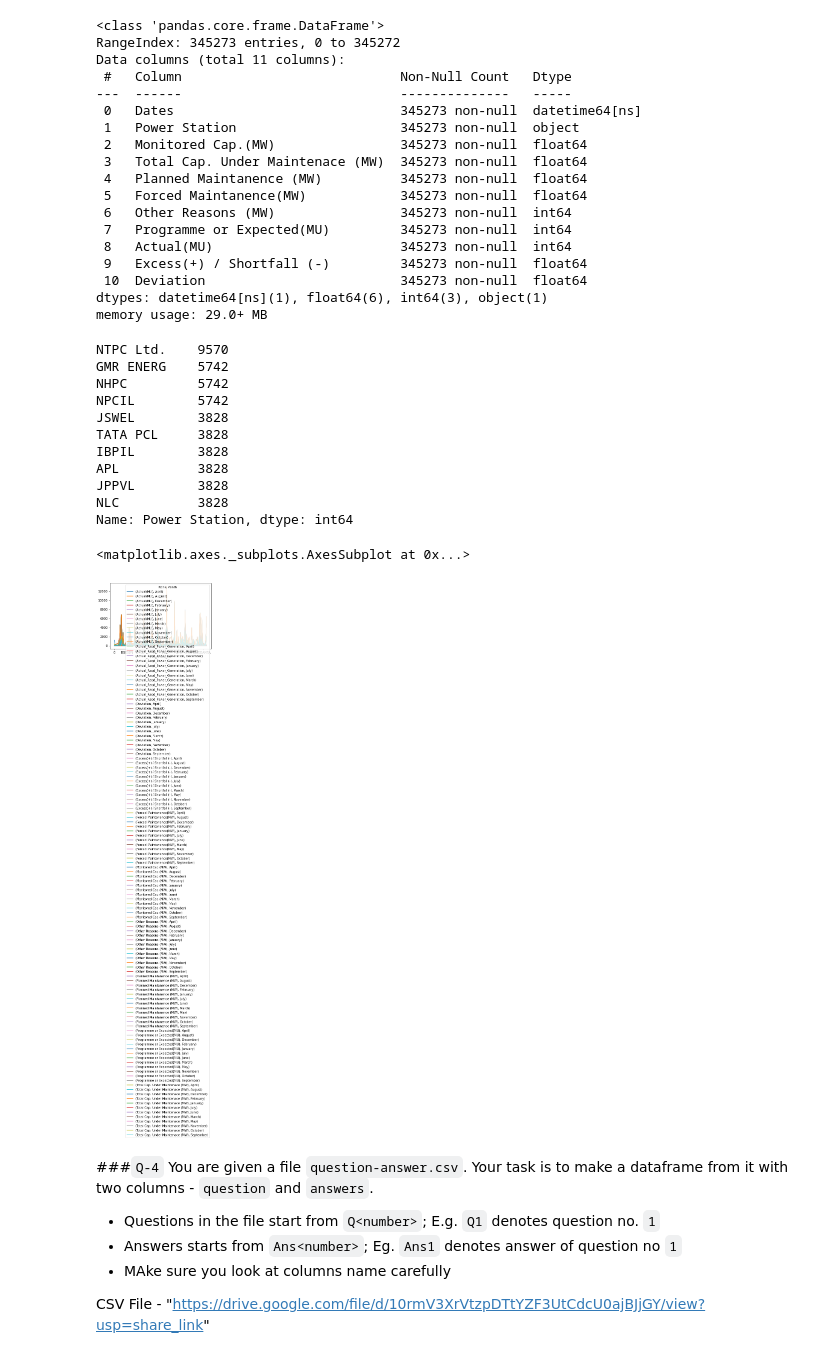
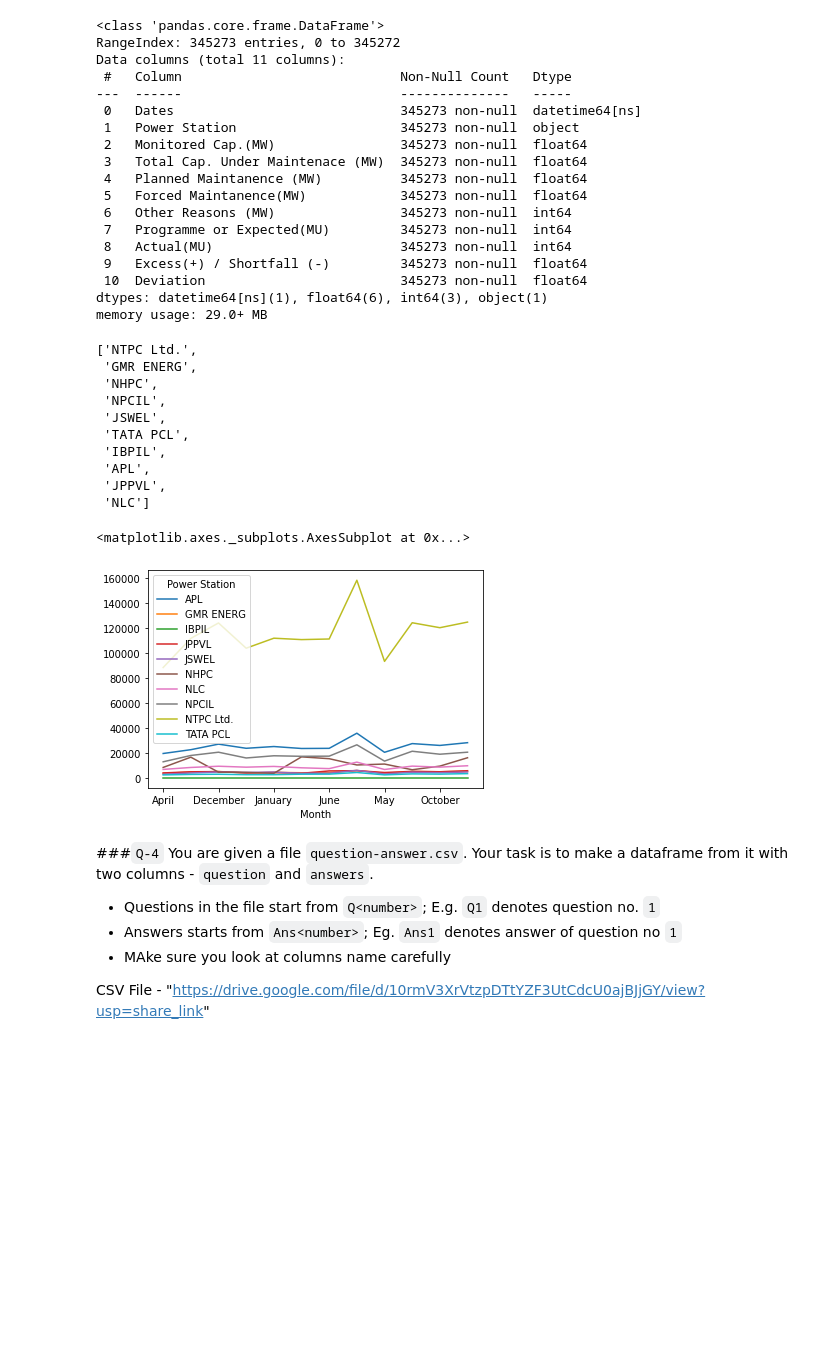
Before and after one commit to sinara08/Practice_Python, a Jupyter notebook: numpy_and_pandas/Tasks/task_22.ipynb, the cells around one changed output. Saved outputs shown, nothing was run; the diff lists cells and outputs as text; code cells hidden in the pictures; blank space fills up the shorter version.

```diff
--- a/numpy_and_pandas/Tasks/task_22.ipynb
+++ b/numpy_and_pandas/Tasks/task_22.ipynb
@@ -164,24 +172,24 @@ df2['Actual_Reqd_Power_Generation'] = df2['Actual(MU)'] - df2['Excess(+) / Short
 #df2.loc[(df2['Excess(+) / Shortfall (-)'] <= 0 ), 'Actual_Reqd_Power_Generation'] = df2['Actual(MU)'] + df2['Excess(+) / Shortfall (-)']
 #df2.loc[(df2['Excess(+) / Shortfall (-)'] > 0 ), 'Actual_Reqd_Power_Generation'] = df2['Actual(MU)'] - df2['Excess(+) / Shortfall (-)']
 # %%
-df2['Power Station'].value_counts().sort_values(ascending=False).head(10)
+top_10 = df2['Power Station'].value_counts().sort_values(ascending=False).head(10).index.to_list()
+top_10
 # %% [output]
-NTPC Ltd.    9570
-GMR ENERG    5742
-NHPC         5742
-NPCIL        5742
-JSWEL        3828
-TATA PCL     3828
-IBPIL        3828
-APL          3828
-JPPVL        3828
-NLC          3828
-Name: Power Station, dtype: int64
+['NTPC Ltd.',
+ 'GMR ENERG',
+ 'NHPC',
+ 'NPCIL',
+ 'JSWEL',
+ 'TATA PCL',
+ 'IBPIL',
+ 'APL',
+ 'JPPVL',
+ 'NLC']
-# %%
-df2.pivot_table(index='Power Station',columns='Month',fill_value=0).plot()
-# %% [output]
-<matplotlib.axes._subplots.AxesSubplot at 0x...>
-[figure, removed]
+# %%
+df2[df2['Power Station'].isin(top_10)].pivot_table(index='Month',columns='Power Station',values='Actual_Reqd_Power_Generation',aggfunc='sum').plot(kind='line')
+# %% [output]
+<matplotlib.axes._subplots.AxesSubplot at 0x...>
+[figure, added]
 # %% [markdown]
 ###`Q-4` You are given a file `question-answer.csv`. Your task is to make a dataframe from it with two columns - `question` and `answers`.
 
```
Also changed, not shown: parts of 5 cells of this notebook.
